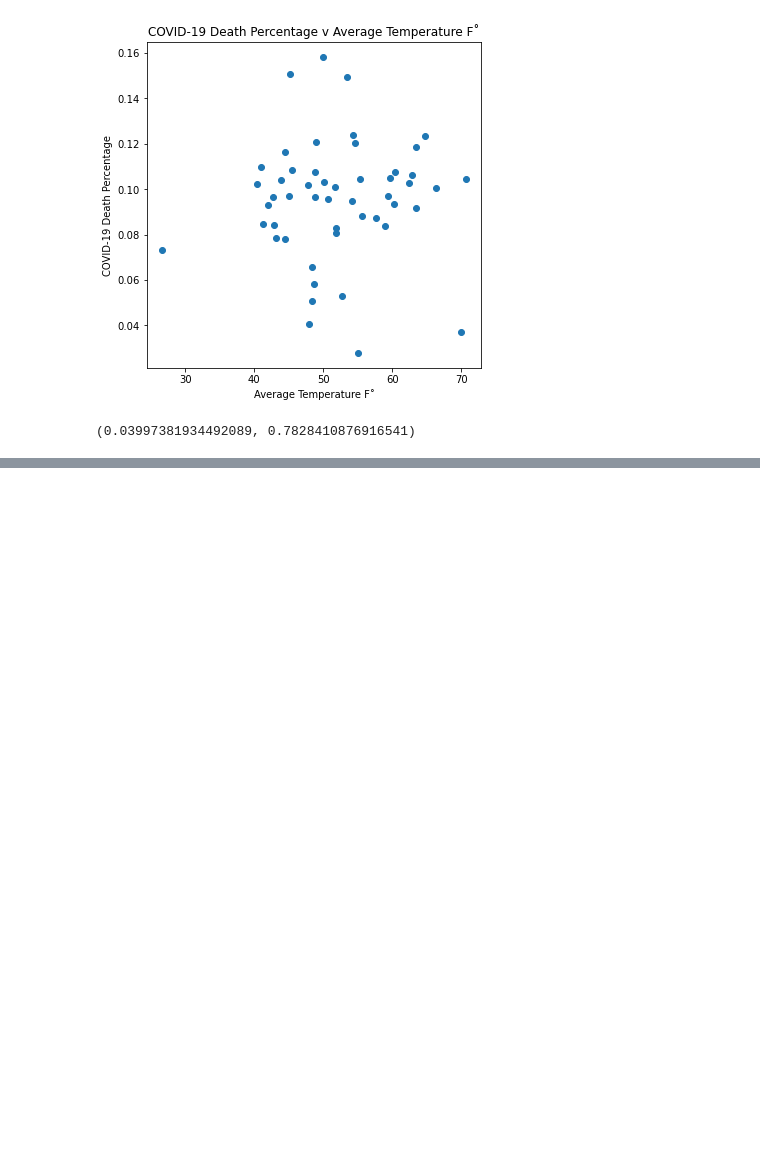
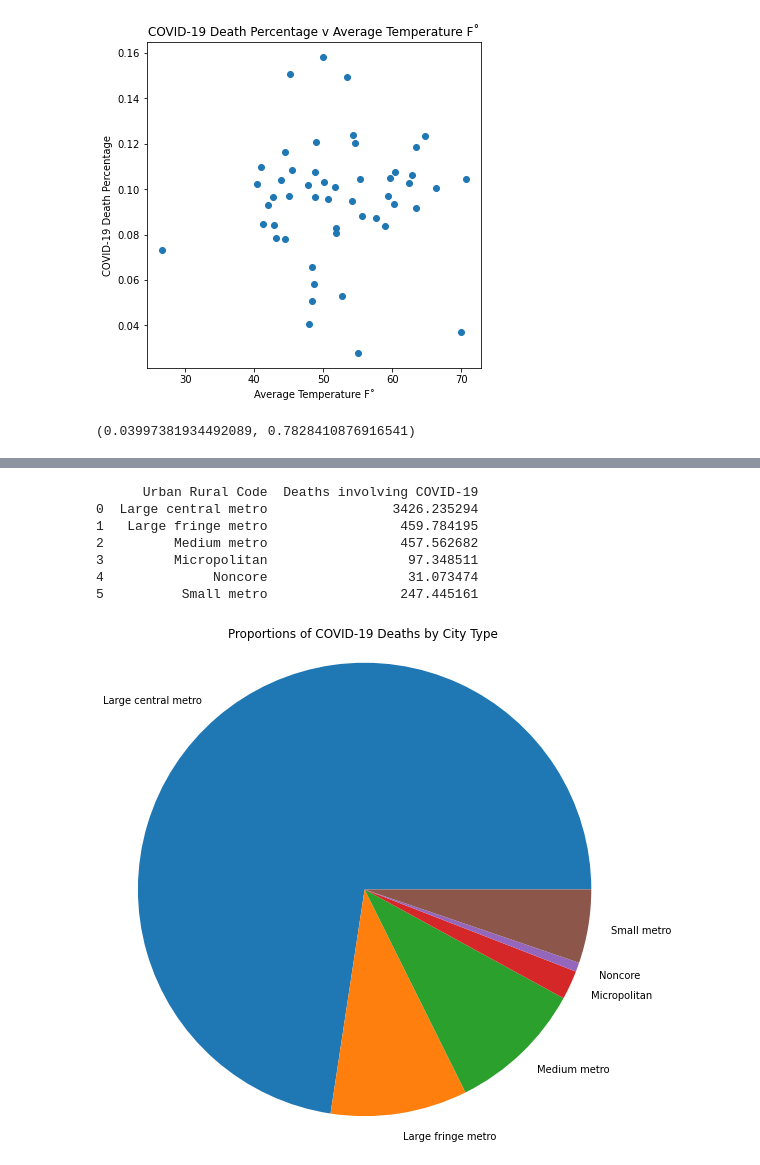
Before and after one commit to Sankalpsp21/Geographical-COVID-19-Trends, a Jupyter notebook: Covid-19 Spread in the United States.ipynb, the cells around one changed output, grey strips where cells are left out. Saved outputs shown, nothing was run; the diff lists cells and outputs as text; code cells hidden in the pictures; blank space fills up the shorter version.

```diff
--- a/Covid-19 Spread in the United States.ipynb
+++ b/Covid-19 Spread in the United States.ipynb
@@ -137,0 +174,19 @@ However, if we calculate the **percentage** of COVID-19 deaths in relation to to
+# %%
+death_by_state_type = Provisional_Deaths.groupby(['Urban Rural Code'])['Deaths involving COVID-19'].mean().reset_index()
+print(death_by_state_type)
+Labels = death_by_state_type['Urban Rural Code'].values
+wedgeSizes = death_by_state_type['Deaths involving COVID-19'].values
+
+plt.pie(wedgeSizes, labels = Labels)
+plt.axis('equal')
+plt.title('Proportions of COVID-19 Deaths by City Type')
+plt.show()
+# %% [output]
+      Urban Rural Code  Deaths involving COVID-19
+0  Large central metro                3426.235294
+1   Large fringe metro                 459.784195
+2         Medium metro                 457.562682
+3         Micropolitan                  97.348511
+4              Noncore                  31.073474
+5          Small metro                 247.445161
+[figure, added]
```
Also changed, not shown: parts of 15 cells of this notebook.
